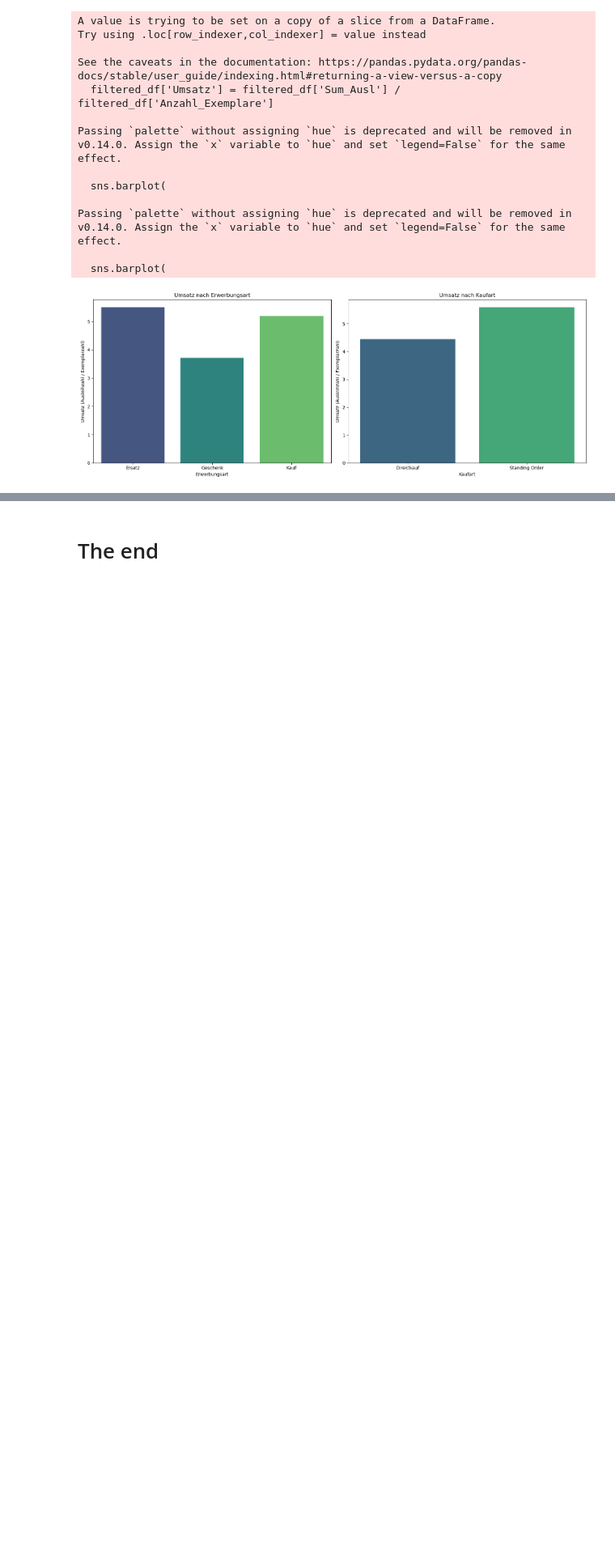
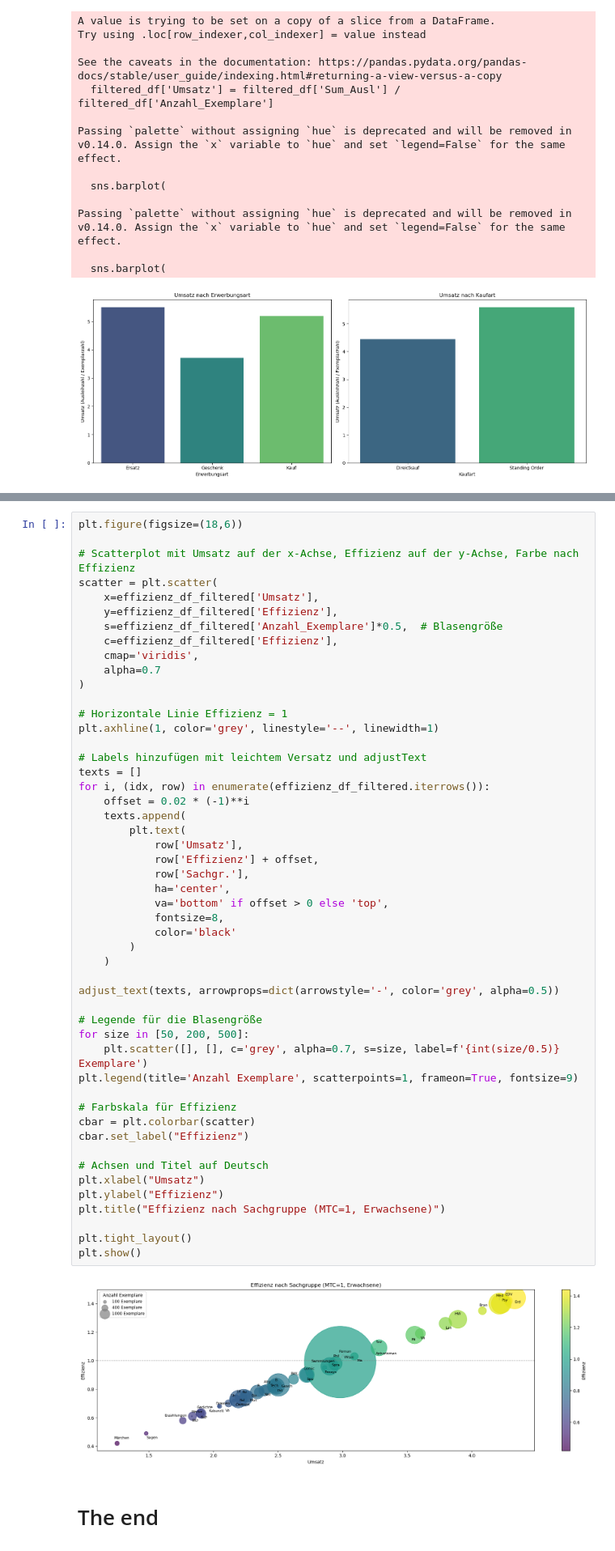
Before and after one commit to BeatriceM476/Final-project, a Jupyter notebook: BesEx_2024.ipynb, the cells around one changed output, grey strips where cells are left out. Shown at 81% size. Drawn from its saved outputs; the diff is of its cells as text; blank space fills up the shorter version.

```diff
--- a/BesEx_2024.ipynb
+++ b/BesEx_2024.ipynb
@@ -576,2 +747,54 @@ Passing `palette` without assigning `hue` is deprecated and will be removed in v
+# %%
+plt.figure(figsize=(18,6))
+
+# Scatterplot mit Umsatz auf der x-Achse, Effizienz auf der y-Achse, Farbe nach Effizienz
+scatter = plt.scatter(
+    x=effizienz_df_filtered['Umsatz'],
+    y=effizienz_df_filtered['Effizienz'],
+    s=effizienz_df_filtered['Anzahl_Exemplare']*0.5,  # Blasengröße
+    c=effizienz_df_filtered['Effizienz'],
+    cmap='viridis',
+    alpha=0.7
+)
+
+# Horizontale Linie Effizienz = 1
+plt.axhline(1, color='grey', linestyle='--', linewidth=1)
+
+# Labels hinzufügen mit leichtem Versatz und adjustText
+texts = []
+for i, (idx, row) in enumerate(effizienz_df_filtered.iterrows()):
+    offset = 0.02 * (-1)**i
+    texts.append(
+        plt.text(
+            row['Umsatz'],
+            row['Effizienz'] + offset,
+            row['Sachgr.'],
+            ha='center',
+            va='bottom' if offset > 0 else 'top',
+            fontsize=8,
+            color='black'
+        )
+    )
+
+adjust_text(texts, arrowprops=dict(arrowstyle='-', color='grey', alpha=0.5))
+
+# Legende für die Blasengröße
+for size in [50, 200, 500]:
+    plt.scatter([], [], c='grey', alpha=0.7, s=size, label=f'{int(size/0.5)} Exemplare')
+plt.legend(title='Anzahl Exemplare', scatterpoints=1, frameon=True, fontsize=9)
+
+# Farbskala für Effizienz
+cbar = plt.colorbar(scatter)
+cbar.set_label("Effizienz")
+
+# Achsen und Titel auf Deutsch
+plt.xlabel("Umsatz")
+plt.ylabel("Effizienz")
+plt.title("Effizienz nach Sachgruppe (MTC=1, Erwachsene)")
+
+plt.tight_layout()
+plt.show()
+# %% [output]
+[figure, added]
 # %% [markdown]
 # The end
```
Also changed, not shown: parts of 17 cells of this notebook, 1 other file.
